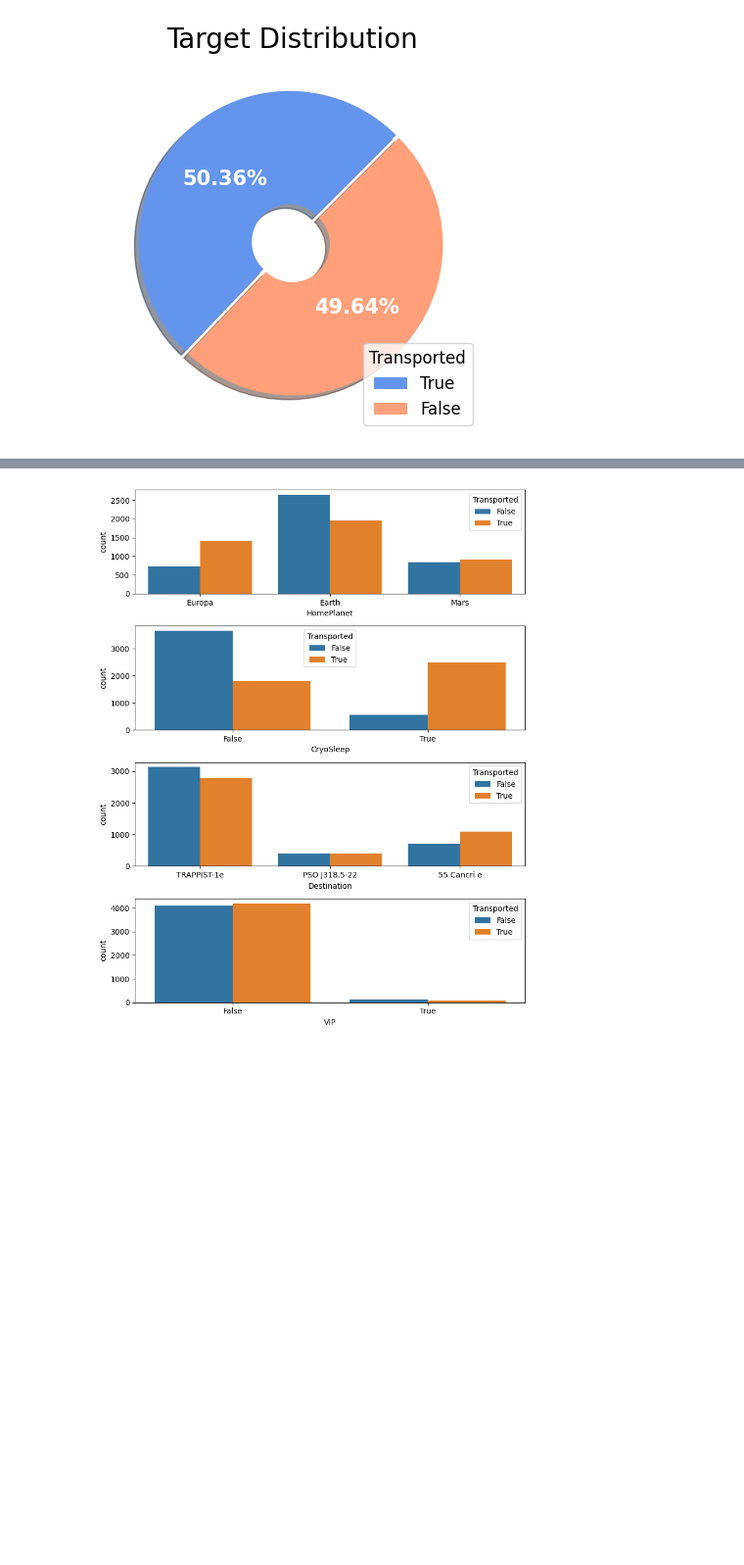
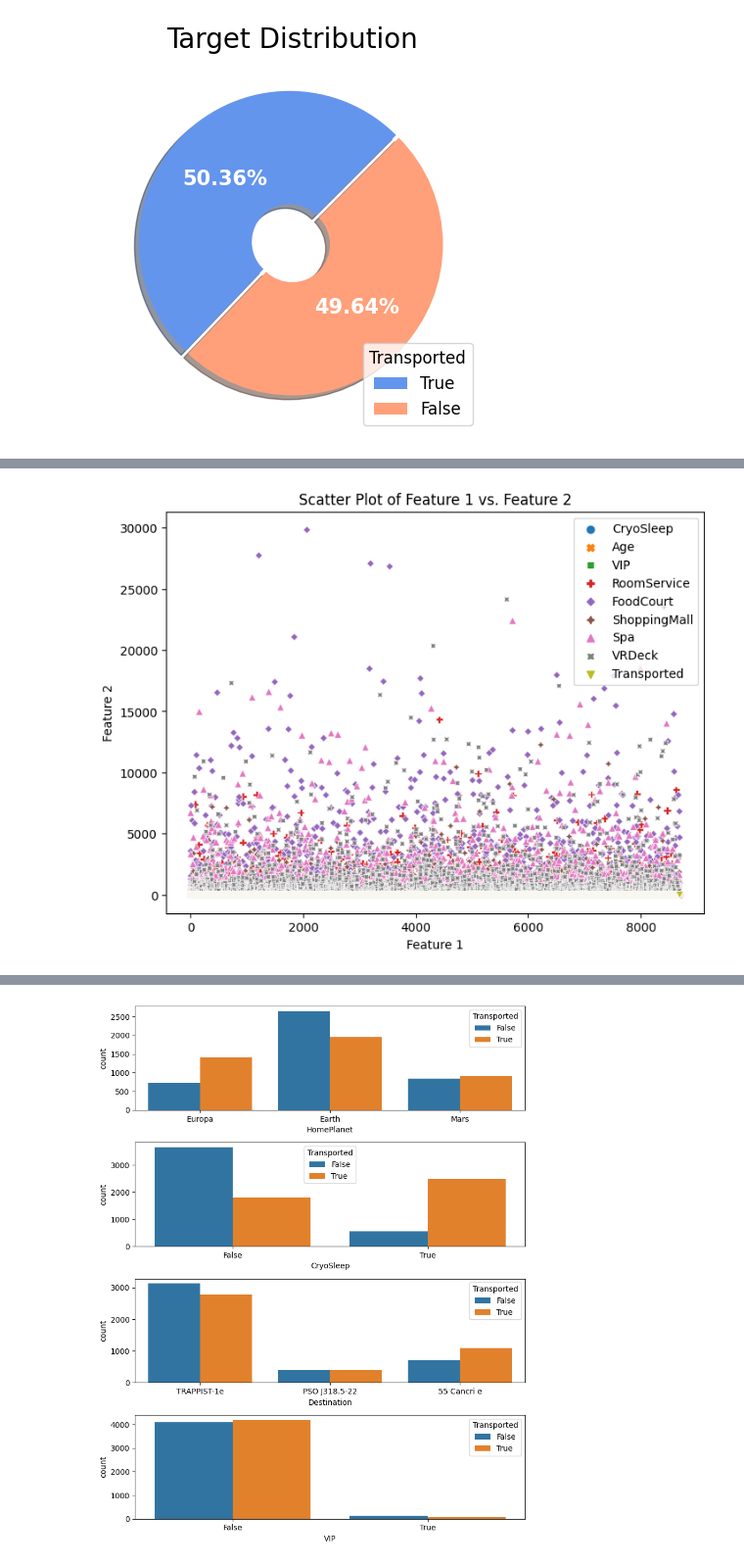
Before and after one commit to farhanarrafi/UNT-CSE-SpaceshipTitanic, a Jupyter notebook: Spaceship_notebook.ipynb, the cells around one changed output, grey strips where cells are left out. Shown: that part at 98% size. Drawn from its saved outputs; the diff is of its cells as text; code cells hidden in the pictures; blank space fills up the shorter version.

```diff
--- a/Spaceship_notebook.ipynb
+++ b/Spaceship_notebook.ipynb
@@ -106,0 +95,11 @@ plt.show()
+# %%
+# Scatter Plot
+plt.figure(figsize=(8, 6))
+sns.scatterplot(data=df_train)
+plt.legend(loc="upper right")
+plt.xlabel('Feature 1')
+plt.ylabel('Feature 2')
+plt.title('Scatter Plot of Feature 1 vs. Feature 2')
+plt.show()
+# %% [output]
+[figure, added]
```
Also changed, not shown: parts of 46 cells of this notebook.
